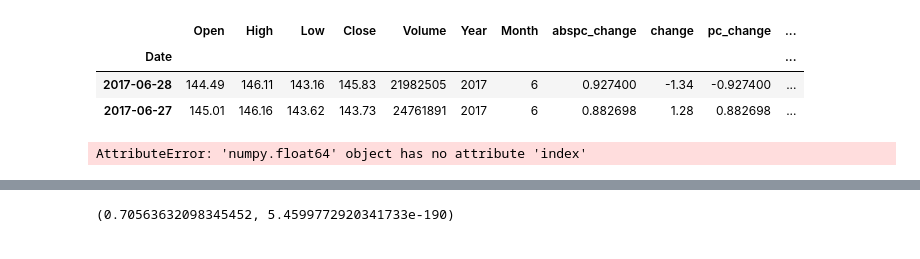
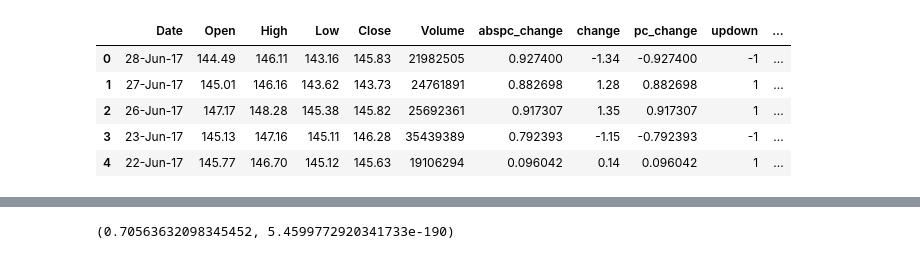
Before and after one commit to mzewalina/stock_analysis, a Jupyter notebook: tech_stocks.ipynb, the cells around one changed output, grey strips where cells are left out. Cells and saved outputs as stored; diff of their text form; code cells hidden in the pictures.

```diff
--- a/tech_stocks.ipynb
+++ b/tech_stocks.ipynb
@@ -85,0 +146,11 @@ tesla.tail(2)
+# %%
+aapl['name']='apple'
+tesla['name']='tesla'
+lll['name']='l3'
+rtn['name']='raytheon'
+ng['name']='northrup'
+goog['name']='google'
+amzn['name']='amazon'
+fbdata['name']='facebook'
+aapl['name']='aapl'
+aapl
@@ -86,2 +206,12 @@ tesla.tail(2)
+# %%
+aapl['Nclose']= preprocessing.MinMaxScaler((0,1)).fit_transform(aapl['Close'])
+goog['Nclose']= preprocessing.MinMaxScaler((0,1)).fit_transform(goog['Close'])
+amzn['Nclose']= preprocessing.MinMaxScaler((0,1)).fit_transform(amzn['Close'])
+tesla['Nclose']= preprocessing.MinMaxScaler((0,1)).fit_transform(tesla['Close'])
+lll['Nclose']= preprocessing.MinMaxScaler((0,1)).fit_transform(lll['Close'])
+rtn['Nclose']= preprocessing.MinMaxScaler((0,1)).fit_transform(rtn['Close'])
+ng['Nclose']= preprocessing.MinMaxScaler((0,1)).fit_transform(ng['Close'])
+fbdata['Nclose']= preprocessing.MinMaxScaler((0,1)).fit_transform(fbdata['Close'])
+aapl['Nclose']= preprocessing.MinMaxScaler((0,1)).fit_transform(aapl['Close'])
 # %%
 techs=pd.concat([amzn, goog, aapl, fbdata, tesla])  #leaving out netflix bc it work work.
@@ -142,16 +265,10 @@ Date
 # %%
 aapl['ishv']=ishv
-aapl.head(2)
+aapl.head()
 # %% [output]
-|  | Open | High | Low | Close | Volume | Year | Month | abspc_change | change | pc_change | ... |
-| Date |  |  |  |  |  |  |  |  |  |  | ... |
-| 2017-06-28 | 144.49 | 146.11 | 143.16 | 145.83 | 21982505 | 2017 | 6 | 0.927400 | -1.34 | -0.927400 | ... |
-| 2017-06-27 | 145.01 | 146.16 | 143.62 | 143.73 | 24761891 | 2017 | 6 | 0.882698 | 1.28 | 0.882698 | ... |
+|  | Date | Open | High | Low | Close | Volume | abspc_change | change | pc_change | updown | ... |
+| 0 | 28-Jun-17 | 144.49 | 146.11 | 143.16 | 145.83 | 21982505 | 0.927400 | -1.34 | -0.927400 | -1 | ... |
+| 1 | 27-Jun-17 | 145.01 | 146.16 | 143.62 | 143.73 | 24761891 | 0.882698 | 1.28 | 0.882698 | 1 | ... |
+| 2 | 26-Jun-17 | 147.17 | 148.28 | 145.38 | 145.82 | 25692361 | 0.917307 | 1.35 | 0.917307 | 1 | ... |
+| 3 | 23-Jun-17 | 145.13 | 147.16 | 145.11 | 146.28 | 35439389 | 0.792393 | -1.15 | -0.792393 | -1 | ... |
+| 4 | 22-Jun-17 | 145.77 | 146.70 | 145.12 | 145.63 | 19106294 | 0.096042 | 0.14 | 0.096042 | 1 | ... |
-# %%
-yhv=[]
-for index, row in aapl.iterrows():
-    if row['ishv'].index[row-1]==1:
-       yhv.append(1)
-    else: yhv.append(0)
-# %% [output]
-AttributeError: 'numpy.float64' object has no attribute 'index'
```
Also changed, not shown: parts of 60 cells of this notebook.
